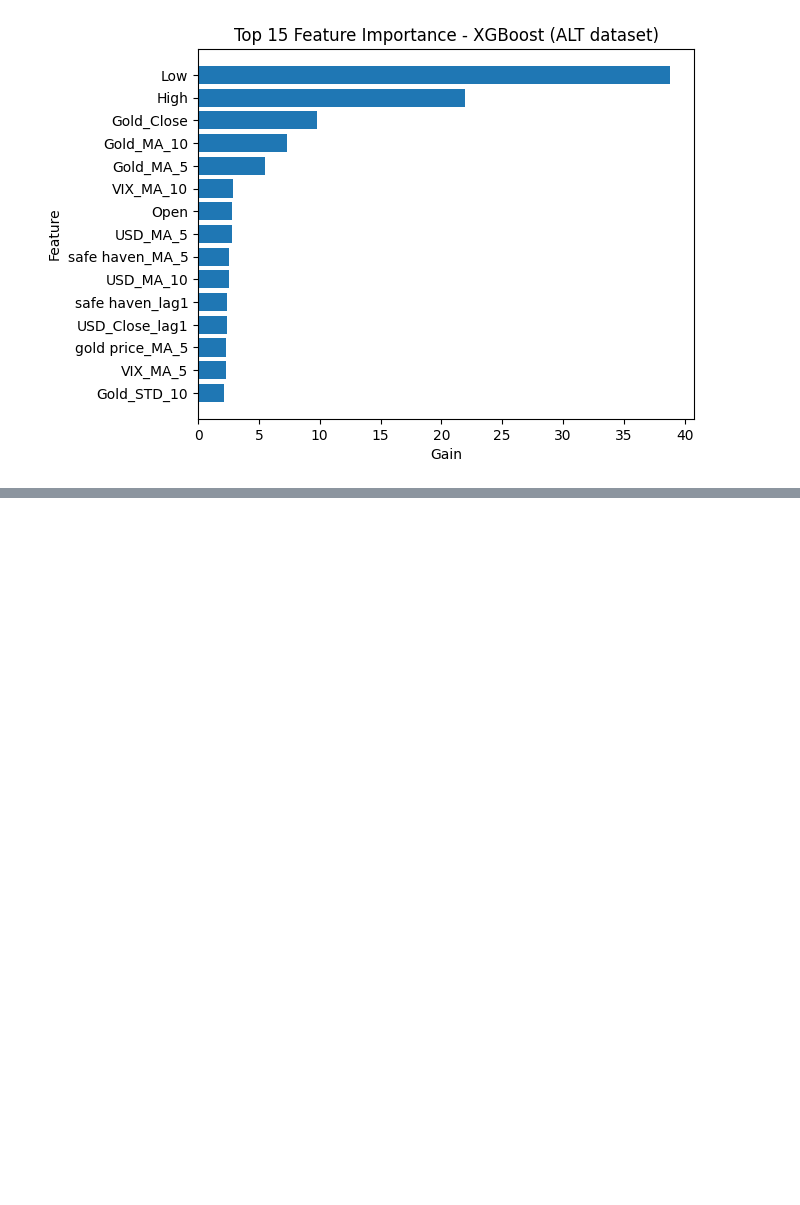
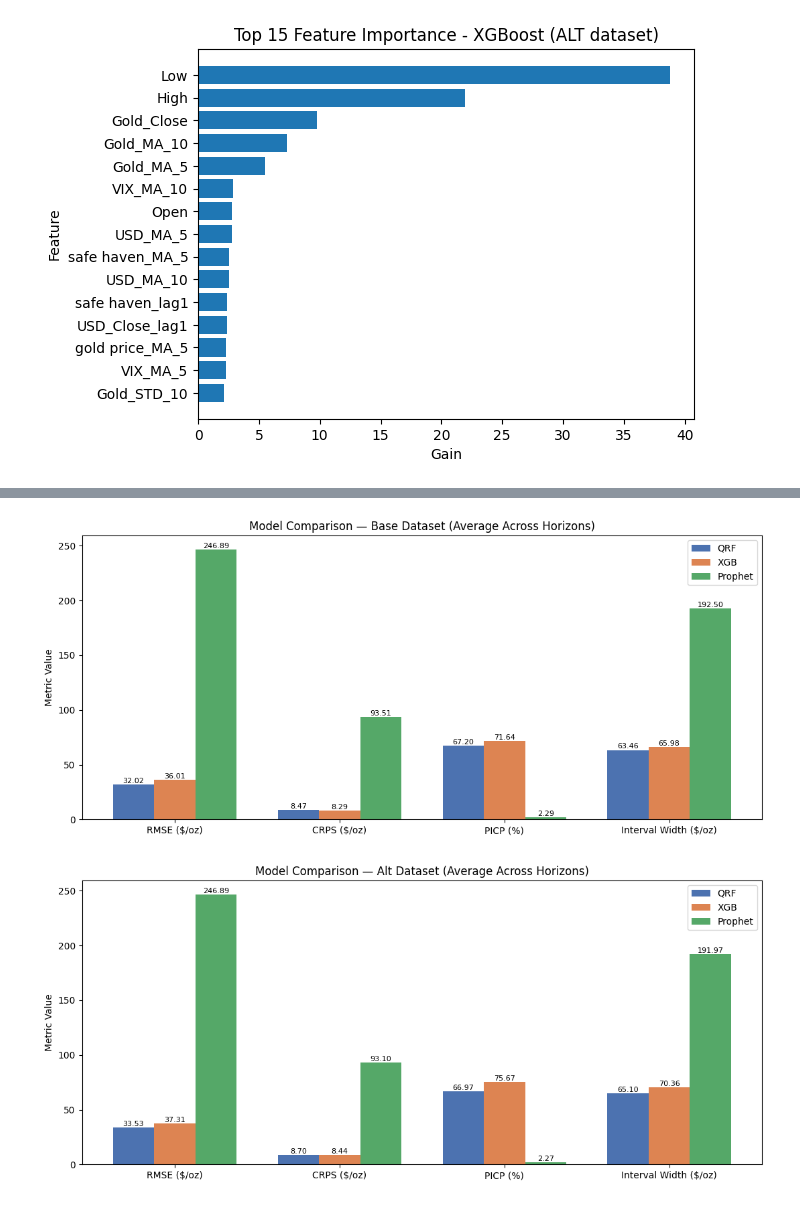
Before and after one commit to AbdoZwein/oamk_thesis, a Jupyter notebook: thesis_modeling.ipynb, the cells around one changed output, grey strips where cells are left out. Drawn from its saved outputs; the diff is of its cells as text; code cells hidden in the pictures; blank space fills up the shorter version.

Commit message:
Add model comparison visualization at bottom of notebook
Co-Authored-By: Claude Sonnet 4.6 <noreply@anthropic.com>

```diff
--- a/thesis_modeling.ipynb
+++ b/thesis_modeling.ipynb
@@ -741,0 +742,44 @@ for dataset_name in ["Base", "Alt"]:
+# %%
+import matplotlib.pyplot as plt
+import numpy as np
+
+avg_results = final_results[final_results["Horizon"] == "Average"].copy()
+avg_results["PICP"] = avg_results["PICP"] * 100
+
+metrics = ["RMSE", "CRPS", "PICP", "Interval_Width"]
+metric_labels = ["RMSE ($/oz)", "CRPS ($/oz)", "PICP (%)", "Interval Width ($/oz)"]
+models = ["QRF", "XGB", "Prophet"]
+colors = ["#4C72B0", "#DD8452", "#55A868"]
+
+x = np.arange(len(metrics))
+width = 0.25
+
+for dataset in ["Base", "Alt"]:
+
+    dataset_data = avg_results[avg_results["Dataset"] == dataset]
+
+    fig, ax = plt.subplots(figsize=(11, 5))
+
+    for i, (model, color) in enumerate(zip(models, colors)):
+        vals = dataset_data[dataset_data["Model"] == model][metrics].values.flatten()
+        offset = (i - 1) * width
+        bars = ax.bar(x + offset, vals, width, label=model, color=color)
+
+        for bar, val in zip(bars, vals):
+            ax.text(
+                bar.get_x() + bar.get_width() / 2,
+                bar.get_height() + 0.01,
+                f"{val:.2f}",
+                ha="center", va="bottom", fontsize=8
+            )
+
+    ax.set_xticks(x)
+    ax.set_xticklabels(metric_labels)
+    ax.set_ylabel("Metric Value")
+    ax.set_title(f"Model Comparison — {dataset} Dataset (Average Across Horizons)")
+    ax.legend()
+    plt.tight_layout()
+    plt.show()
+# %% [output]
+[figure, added]
+[figure, added]
```
Also changed, not shown: parts of 7 cells of this notebook.
